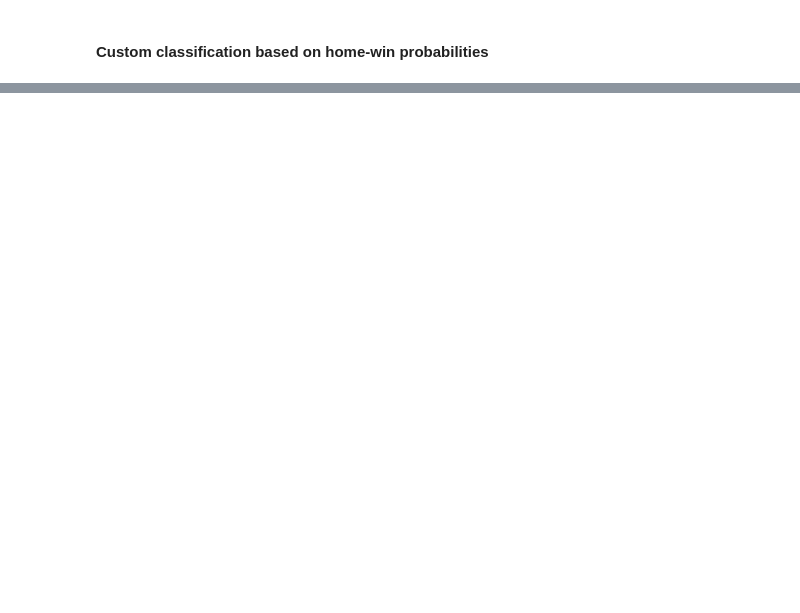
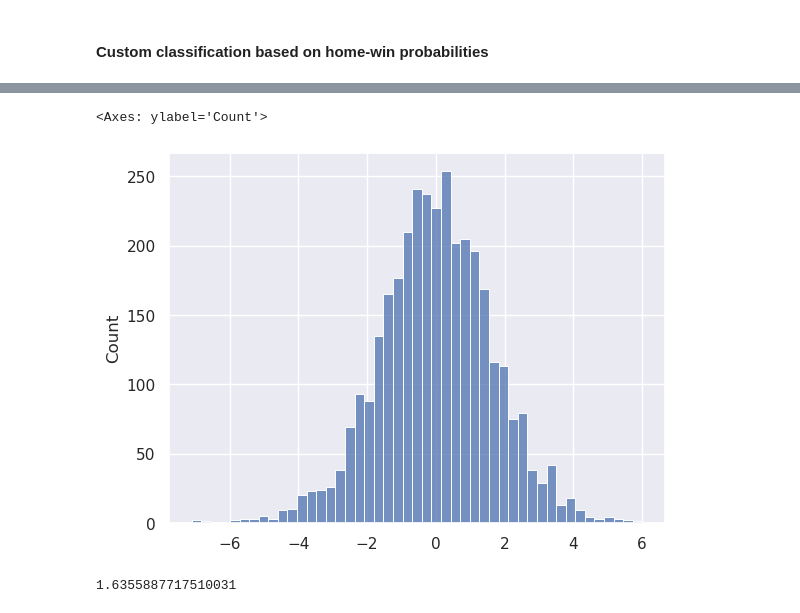
Before and after one commit to gediminas-skvarnavicius/football-db-analysis, a Jupyter notebook: analysis.ipynb, the cells around one changed output, grey strips where cells are left out. Drawn from its saved outputs; the diff is of its cells as text; code cells hidden in the pictures; blank space fills up the shorter version.

Commit message:
linear regression goals

```diff
--- a/analysis.ipynb
+++ b/analysis.ipynb
@@ -1808,0 +1853,42 @@ SELECT league_id, count(id) from Match group by league_id"""
+# %%
+# Cluster 1 summarized by ball_control
+corr_to_drop = [
+    "long_passing_H_avg",
+    "short_passing_H_avg",
+    "reactions_H_avg",
+    "dribbling_H_avg",
+    "long_passing_A_avg",
+    "short_passing_A_avg",
+    "reactions_A_avg",
+    "dribbling_A_avg",
+]
+
+# Cluster 2 sliding/standing tackles
+corr_to_drop.extend(['sliding_tackle_H_avg','standing_tackle_A_avg'])
+
+# Cluster 3 gk reflexes/diving
+corr_to_drop.extend(['gk_diving_H_gk','gk_diving_A_gk'])
+
+goals_df=goals_df.drop(columns=corr_to_drop)
+# %%
+# Splitting the data into training and test sets
+X_train, X_test, y_train, y_test = train_test_split(
+    goals_df.drop(columns='outcome'), goals_df['outcome'], test_size=0.33, random_state=1
+)
+
+# Scaling the data
+team_feat_scaler = StandardScaler()
+X_train = team_feat_scaler.fit_transform(X_train)
+X_test = team_feat_scaler.fit_transform(X_test)
+
+from sklearn.linear_model import LinearRegression
+lin_reg_pre_rfe=LinearRegression()
+lin_rfe=RFECV(lin_reg_pre_rfe, step=1, cv=10)
+lin_rfe=lin_rfe.fit(X_train,y_train)
+
+# Create and fit the logistic regression model
+goal_model_all = sm.OLS(y_train, sm.add_constant(X_train[:,lin_rfe.support_]))
+result_goal_all = goal_model_all.fit()
+
+# Predict using the trained model
+predictions_goal_all = result_goal_all.predict(sm.add_constant(X_test[:,lin_rfe.support_]))
@@ -1808,0 +1918,9 @@ SELECT league_id, count(id) from Match group by league_id"""
+# %%
+sns.histplot(result_goal_all.resid)
+# %% [output]
+<Axes: ylabel='Count'>
+[figure, added]
+# %%
+np.sqrt(((y_test-predictions_goal_all)**2).sum()/len(y_test))
+# %% [output]
+1.6355887717510031
```
Also changed, not shown: parts of 30 cells of this notebook, 1 other file.
